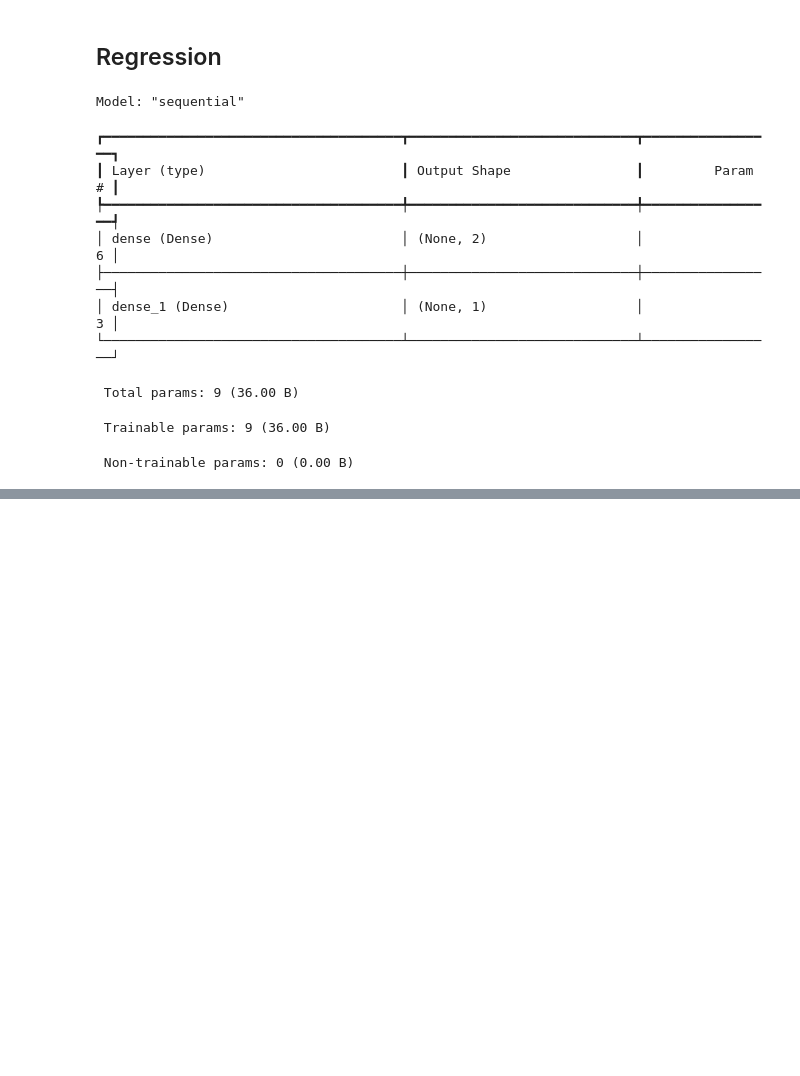
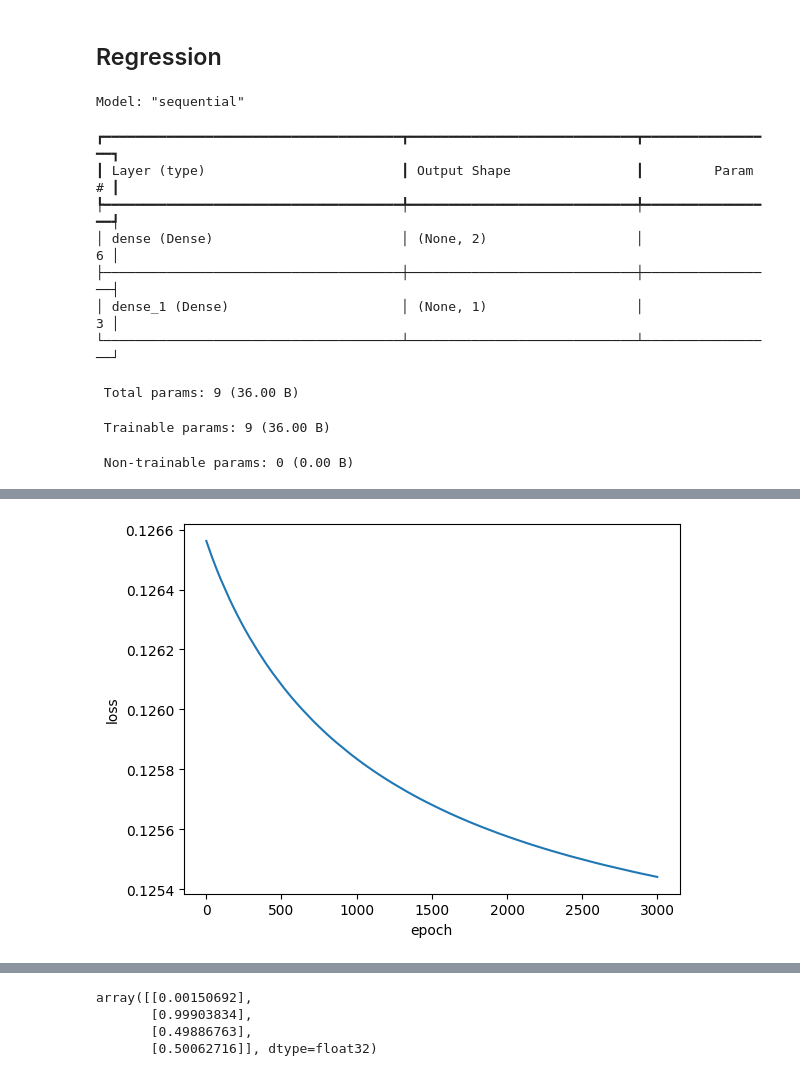
Before and after one commit to ares2012/MDL, a Jupyter notebook: Chapter_5.ipynb, the cells around one changed output, grey strips where cells are left out. Cells and saved outputs as stored; diff of their text form; code cells hidden in the pictures; blank space fills up the shorter version.

```diff
--- a/Chapter_5.ipynb
+++ b/Chapter_5.ipynb
@@ -324,0 +301,15 @@ array([[-0.00193131],
+# %%
+start = time.time()
+print(time.ctime())
+hist = model.fit(input, output, epochs=3000, verbose=0)
+print(time.asctime(time.localtime()))
+end = time.time()-start
+print(end, end/60)
+
+plt.plot(hist.history['loss'])
+plt.xlabel('epoch')
+plt.ylabel('loss')
+plt.show()
+
+model.predict(input)
+# %% [output]
@@ -324,0 +319 @@ array([[-0.00193131],
+[figure, added]
@@ -325,3 +321,7 @@ array([[-0.00193131],
+array([[0.00150692],
+       [0.99903834],
+       [0.49886763],
+       [0.50062716]], dtype=float32)
 # %%
 pred = model.predict(input)
 [0 if p < 0.5 else 1 for p in pred]
```
Also changed, not shown: parts of 11 cells of this notebook.
